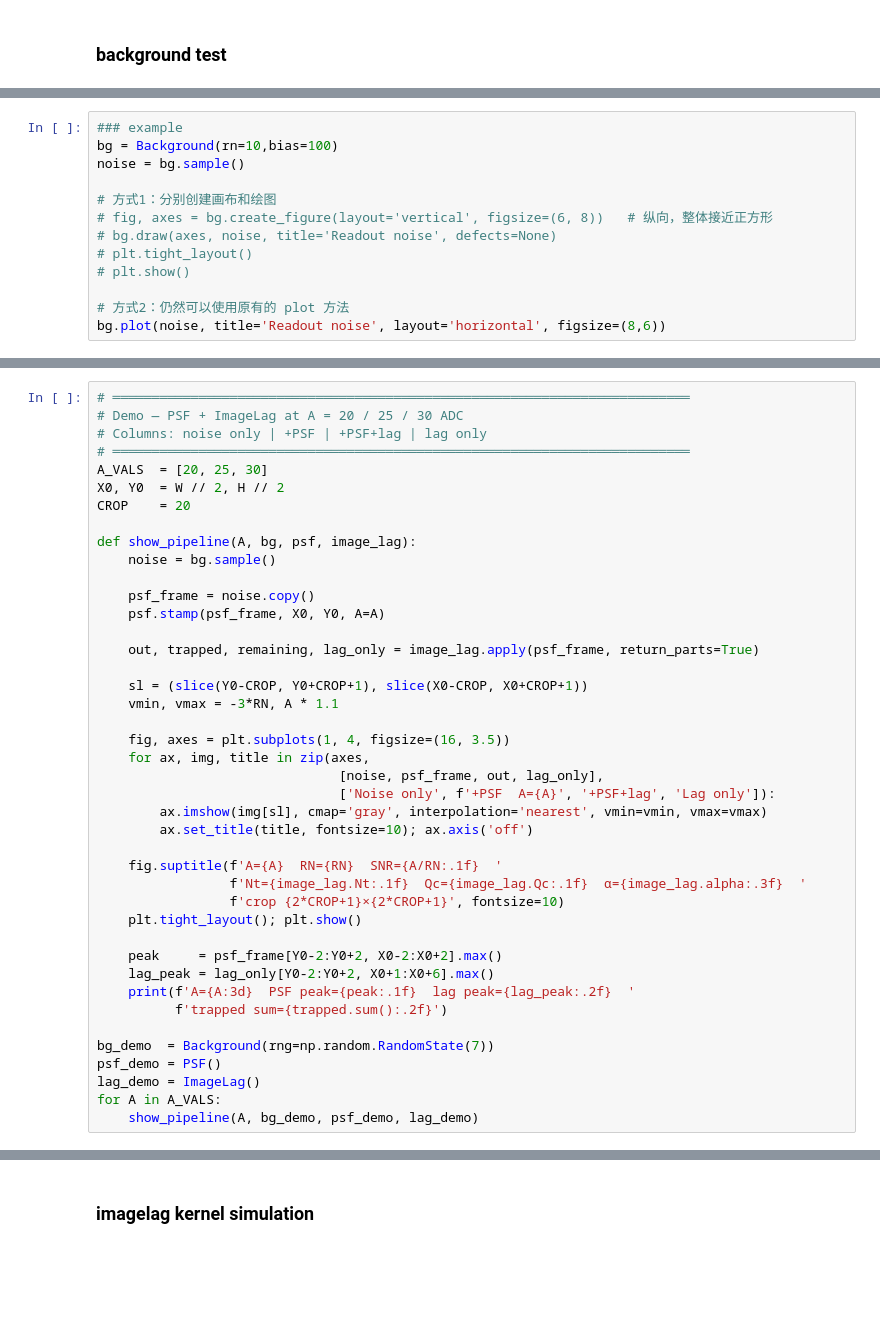
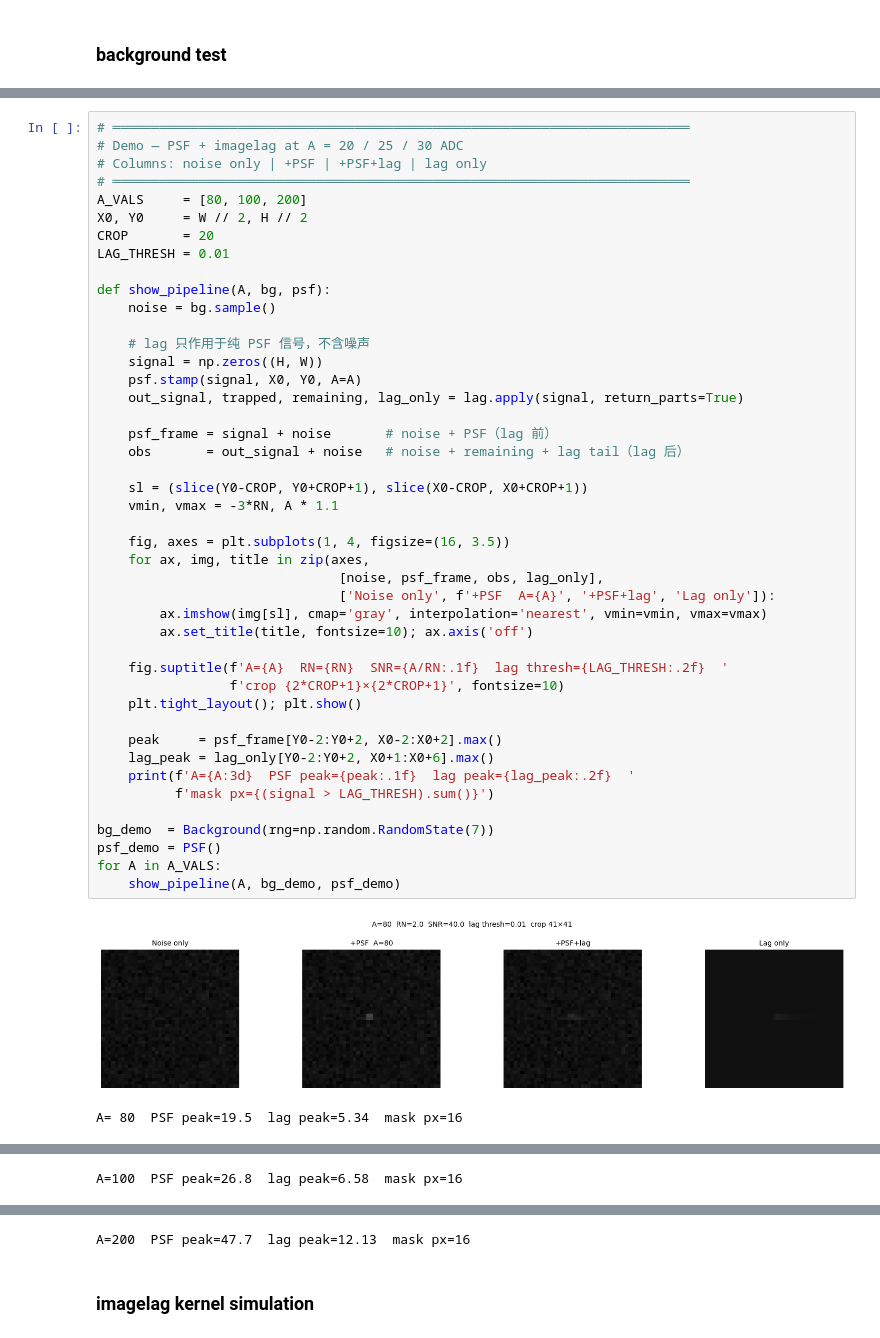
Before and after one commit to dotamh/ZP8_algo_lab, a Jupyter notebook: imagelag_filter.ipynb, the cells around one changed output, grey strips where cells are left out. Cells and saved outputs as stored; diff of their text form; blank space fills up the shorter version.

```diff
--- a/imagelag_filter.ipynb
+++ b/imagelag_filter.ipynb
@@ -526,13 +500,0 @@ for A in A_SHOW:
-# %%
-### example
-bg = Background(rn=10,bias=100)
-noise = bg.sample()
-
-# 方式1：分别创建画布和绘图
-# fig, axes = bg.create_figure(layout='vertical', figsize=(6, 8))   # 纵向，整体接近正方形
-# bg.draw(axes, noise, title='Readout noise', defects=None)
-# plt.tight_layout()
-# plt.show()
-
-# 方式2：仍然可以使用原有的 plot 方法
-bg.plot(noise, title='Readout noise', layout='horizontal', figsize=(8,6))
@@ -544,42 +593,47 @@ bg.plot(noise, title='Readout noise', layout='horizontal', figsize=(8,6))
 # %%
 # ══════════════════════════════════════════════════════════════════════════
-# Demo — PSF + ImageLag at A = 20 / 25 / 30 ADC
+# Demo — PSF + imagelag at A = 20 / 25 / 30 ADC
 # Columns: noise only | +PSF | +PSF+lag | lag only
 # ══════════════════════════════════════════════════════════════════════════
-A_VALS  = [20, 25, 30]
-X0, Y0  = W // 2, H // 2
-CROP    = 20
+A_VALS     = [80, 100, 200]
+X0, Y0     = W // 2, H // 2
+CROP       = 20
+LAG_THRESH = 0.01
 
-def show_pipeline(A, bg, psf, image_lag):
+def show_pipeline(A, bg, psf):
     noise = bg.sample()
 
-    psf_frame = noise.copy()
-    psf.stamp(psf_frame, X0, Y0, A=A)
+    # lag 只作用于纯 PSF 信号，不含噪声
+    signal = np.zeros((H, W))
+    psf.stamp(signal, X0, Y0, A=A)
+    out_signal, trapped, remaining, lag_only = lag.apply(signal, return_parts=True)
 
-    out, trapped, remaining, lag_only = image_lag.apply(psf_frame, return_parts=True)
+    psf_frame = signal + noise       # noise + PSF（lag 前）
+    obs       = out_signal + noise   # noise + remaining + lag tail（lag 后）
 
     sl = (slice(Y0-CROP, Y0+CROP+1), slice(X0-CROP, X0+CROP+1))
     vmin, vmax = -3*RN, A * 1.1
 
     fig, axes = plt.subplots(1, 4, figsize=(16, 3.5))
     for ax, img, title in zip(axes,
-                               [noise, psf_frame, out, lag_only],
+                               [noise, psf_frame, obs, lag_only],
                                ['Noise only', f'+PSF  A={A}', '+PSF+lag', 'Lag only']):
         ax.imshow(img[sl], cmap='gray', interpolation='nearest', vmin=vmin, vmax=vmax)
         ax.set_title(title, fontsize=10); ax.axis('off')
 
-    fig.suptitle(f'A={A}  RN={RN}  SNR={A/RN:.1f}  '
-                 f'Nt={image_lag.Nt:.1f}  Qc={image_lag.Qc:.1f}  α={image_lag.alpha:.3f}  '
+    fig.suptitle(f'A={A}  RN={RN}  SNR={A/RN:.1f}  lag thresh={LAG_THRESH:.2f}  '
                  f'crop {2*CROP+1}×{2*CROP+1}', fontsize=10)
     plt.tight_layout(); plt.show()
 
     peak     = psf_frame[Y0-2:Y0+2, X0-2:X0+2].max()
     lag_peak = lag_only[Y0-2:Y0+2, X0+1:X0+6].max()
     print(f'A={A:3d}  PSF peak={peak:.1f}  lag peak={lag_peak:.2f}  '
-          f'trapped sum={trapped.sum():.2f}')
+          f'mask px={(signal > LAG_THRESH).sum()}')
 
 bg_demo  = Background(rng=np.random.RandomState(7))
 psf_demo = PSF()
-lag_demo = ImageLag()
 for A in A_VALS:
-    show_pipeline(A, bg_demo, psf_demo, lag_demo)
+    show_pipeline(A, bg_demo, psf_demo)
+# %% [output]
+[figure, added]
+A= 80  PSF peak=19.5  lag peak=5.34  mask px=16
@@ -585,0 +641 @@ for A in A_VALS:
+A=100  PSF peak=26.8  lag peak=6.58  mask px=16
@@ -586,2 +643,3 @@ for A in A_VALS:
+A=200  PSF peak=47.7  lag peak=12.13  mask px=16
 # %% [markdown]
 ### imagelag kernel simulation
```
Also changed, not shown: parts of 18 cells of this notebook, 15 other files.
